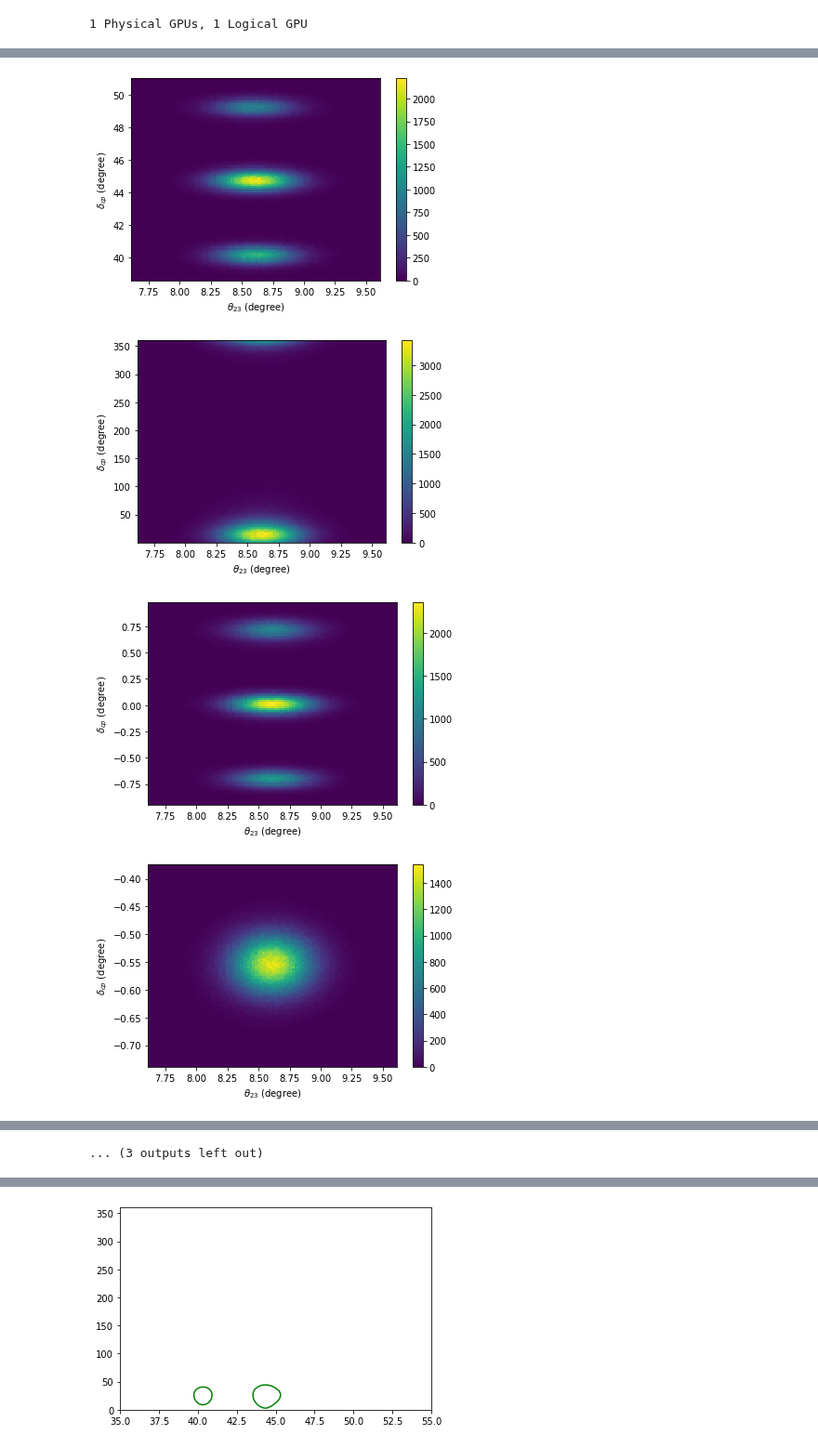
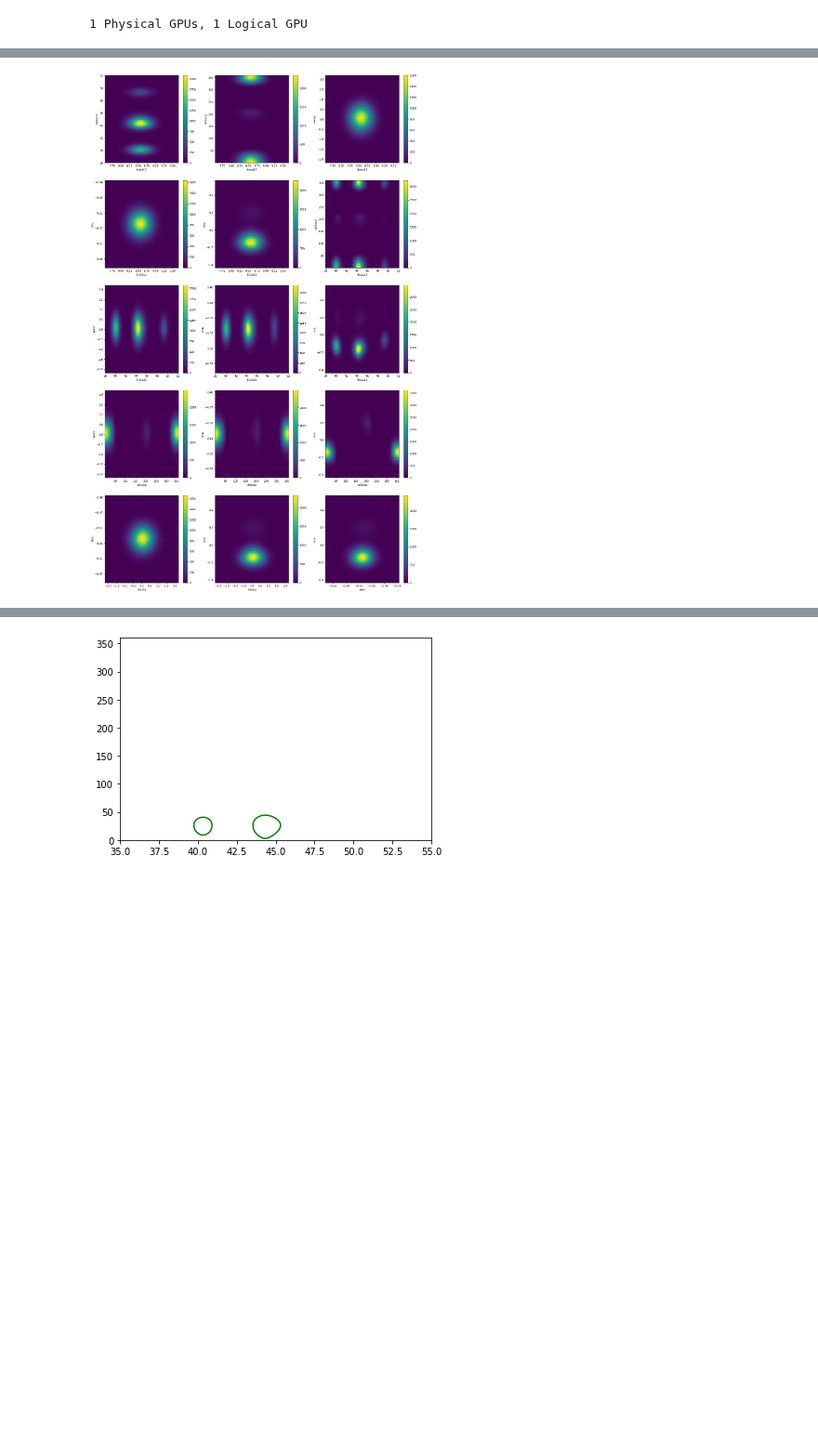
Before and after one commit to davidho27941/ML4NO, a Jupyter notebook: NSI/nsi_contour-angleTran-allparam.ipynb, the cells around one changed output, grey strips where cells are left out. Shown at 93% size. Drawn from its saved outputs; the diff is of its cells as text; code cells hidden in the pictures; blank space fills up the shorter version.

```diff
--- a/NSI/nsi_contour-angleTran-allparam.ipynb
+++ b/NSI/nsi_contour-angleTran-allparam.ipynb
@@ -64,9 +65,12 @@ Wall time: 28 s
 # %%
-path = './CVAE/DNN_angleTran_allparam_30g_{}'.format(1)
-gaussian_number = 30
-encoder1 = load_model(path + "/encoder_1_test_v2.h5", compile=False)
-encoder2 = load_model(path + "/encoder_2_test_v2.h5", compile=False)
-decoder = load_model(path + "/decoder_test_v2.h5", compile=False)
+gaussian_number = 40
+latent_dim = 7
+index = 1
+
+path = './CVAE/DNN_angleTran_allparam_' + str(gaussian_number) + ',' + str(latent_dim) + '_{}'.format(index)
+encoder1 = load_model(path + "/encoder_1.h5", compile=False)
+encoder2 = load_model(path + "/encoder_2.h5", compile=False)
+decoder = load_model(path + "/decoder.h5", compile=False)
 # %%
 %%time
 n = 1
@@ -74,8 +78,8 @@ data_poisson_array = x_train[n:n+1]/1000
 
 mean, log_var, weight = encoder2.predict(data_poisson_array)
 
-mean = tf.reshape(mean, (-1, gaussian_number, 7))
-log_var = tf.reshape(log_var, (-1, gaussian_number, 7))
+mean = tf.reshape(mean, (-1, gaussian_number, latent_dim))
+log_var = tf.reshape(log_var, (-1, gaussian_number, latent_dim))
 weight = tf.reshape(weight, (-1, gaussian_number))
 
 SMALL_CONSTANT = 1e-12
@@ -89,7 +93,7 @@ test_sampling = tfp.distributions.MixtureSameFamily(
 sample_amount= 1000000
 prediction = []
 
-Z3 = np.reshape(test_sampling.sample(sample_shape=(sample_amount)), (sample_amount, 30))
+Z3 = np.reshape(test_sampling.sample(sample_shape=(sample_amount)), (sample_amount, latent_dim))
 target_array = np.reshape([data_poisson_array for i in range(sample_amount)], (sample_amount, 144))
 reconstruction_mean, reconstruction_var = decoder.predict([Z3, target_array])
 temp_var = SMALL_CONSTANT + tf.exp(reconstruction_var)
@@ -99,5 +103,4 @@ reconstruction_parameter = tfp.distributions.MultivariateNormalDiag(
 prediction = reconstruction_parameter.sample().numpy()
 
 prediction = np.array(prediction)
-logging.info(prediction.shape)
 # %% [output]
@@ -117,16 +120,18 @@ degree = np.angle(prediction[:,3] + 1j*np.array(prediction[:,2]), deg=True)
 degree = [d if d > 0 else 360+d for d in degree]
 prediction2 = np.column_stack([prediction[:,:2], degree, prediction[:, 4:]])
 # %%
+label = ["theta13", "theta23", 'deltacp', 'mumu', 'emu', 'etau']
+k = 1
+plt.figure(figsize = (21, 35))
 for i in range(len(prediction2[0])):
     for j in range(i+1, len(prediction2[0])):
+        plt.subplot(5, 3, k)
         plt.hist2d(prediction2[:,i], prediction2[:,j], bins = 100)
-        plt.xlabel('$\\theta_{23}$ (degree)')
-        plt.ylabel('$\delta_{cp}$ (degree)')
+        plt.xlabel(label[i])
+        plt.ylabel(label[j])
         plt.colorbar()
         plt.savefig('tmp')
-        plt.show()
+        k += 1
+plt.show()
 # %% [output]
-[figure, old version]
+[figure, new version]
-[figure, removed]
-[figure, removed]
-[figure, removed]
@@ -141,2 +138 @@ for i in range(len(prediction2[0])):
-... (3 outputs left out)
 # %%
```
Also changed, not shown: parts of 5 cells of this notebook, 3 other files.
